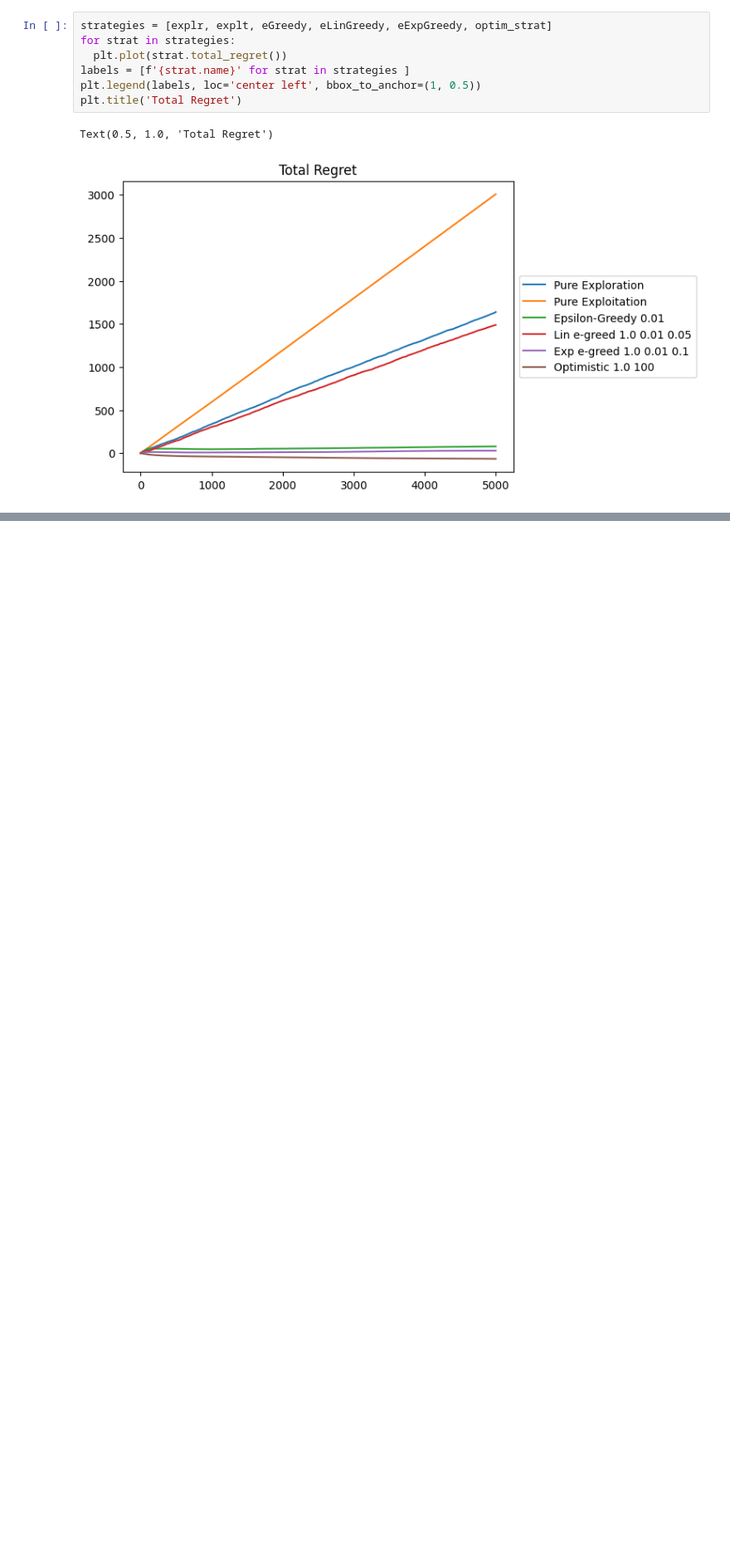
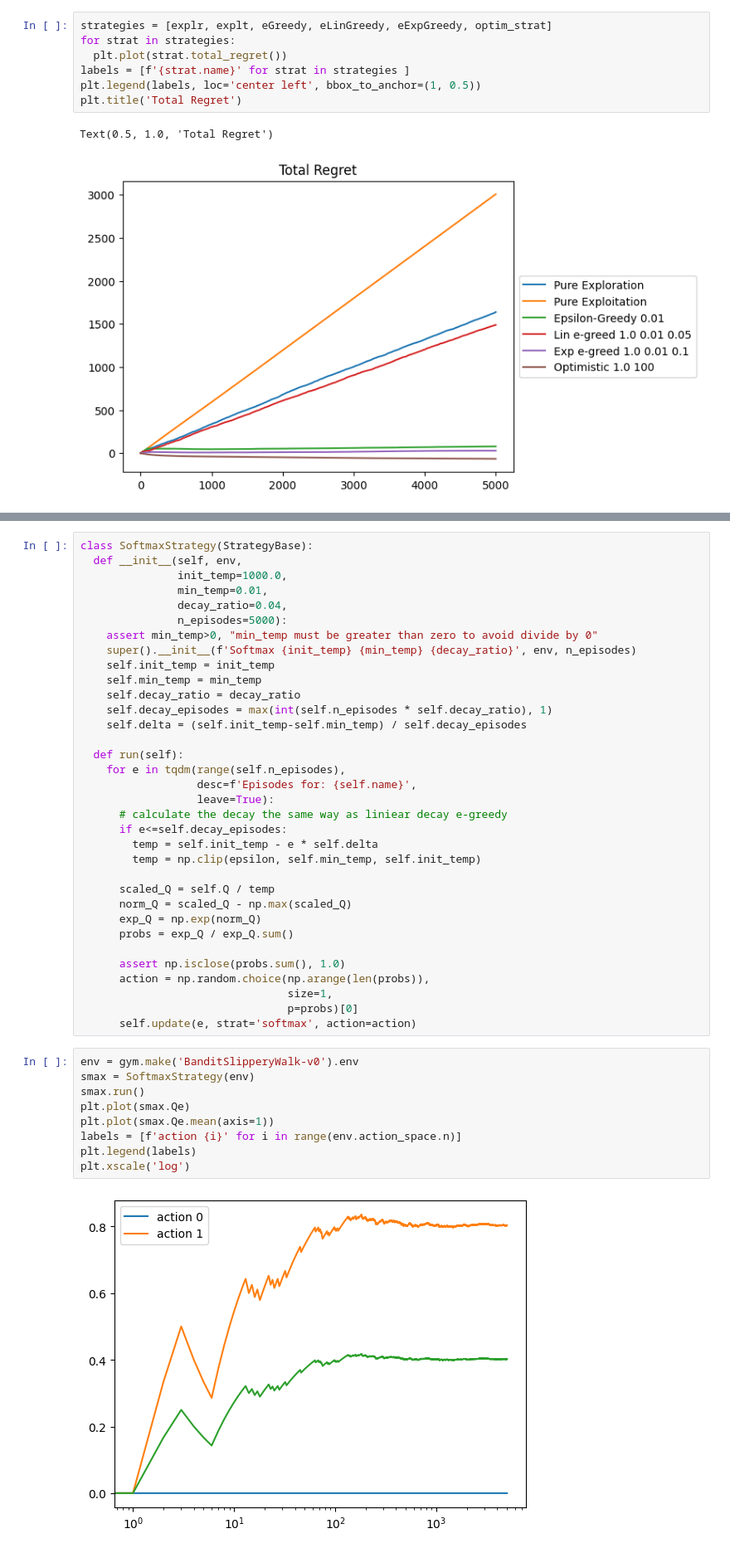
Before and after one commit to romenlaw/RL-playground, a Jupyter notebook: rl_playground.ipynb, the cells around one changed output, grey strips where cells are left out. Shown at 83% size. Saved outputs shown, nothing was run; the diff lists cells and outputs as text; blank space fills up the shorter version.

Commit message:
add softmax

```diff
--- a/rl_playground.ipynb
+++ b/rl_playground.ipynb
@@ -833,0 +844,45 @@ Text(0.5, 1.0, 'Total Regret')
+# %%
+class SoftmaxStrategy(StrategyBase):
+  def __init__(self, env,
+               init_temp=1000.0,
+               min_temp=0.01,
+               decay_ratio=0.04,
+               n_episodes=5000):
+    assert min_temp>0, "min_temp must be greater than zero to avoid divide by 0"
+    super().__init__(f'Softmax {init_temp} {min_temp} {decay_ratio}', env, n_episodes)
+    self.init_temp = init_temp
+    self.min_temp = min_temp
+    self.decay_ratio = decay_ratio
+    self.decay_episodes = max(int(self.n_episodes * self.decay_ratio), 1)
+    self.delta = (self.init_temp-self.min_temp) / self.decay_episodes
+
+  def run(self):
+    for e in tqdm(range(self.n_episodes),
+                  desc=f'Episodes for: {self.name}',
+                  leave=True):
+      # calculate the decay the same way as liniear decay e-greedy
+      if e<=self.decay_episodes:
+        temp = self.init_temp - e * self.delta
+        temp = np.clip(epsilon, self.min_temp, self.init_temp)
+
+      scaled_Q = self.Q / temp
+      norm_Q = scaled_Q - np.max(scaled_Q)
+      exp_Q = np.exp(norm_Q)
+      probs = exp_Q / exp_Q.sum()
+
+      assert np.isclose(probs.sum(), 1.0)
+      action = np.random.choice(np.arange(len(probs)),
+                                size=1,
+                                p=probs)[0]
+      self.update(e, strat='softmax', action=action)
+# %%
+env = gym.make('BanditSlipperyWalk-v0').env
+smax = SoftmaxStrategy(env)
+smax.run()
+plt.plot(smax.Qe)
+plt.plot(smax.Qe.mean(axis=1))
+labels = [f'action {i}' for i in range(env.action_space.n)]
+plt.legend(labels)
+plt.xscale('log')
+# %% [output]
+[figure, added]
```
Also changed, not shown: parts of 3 cells of this notebook.
